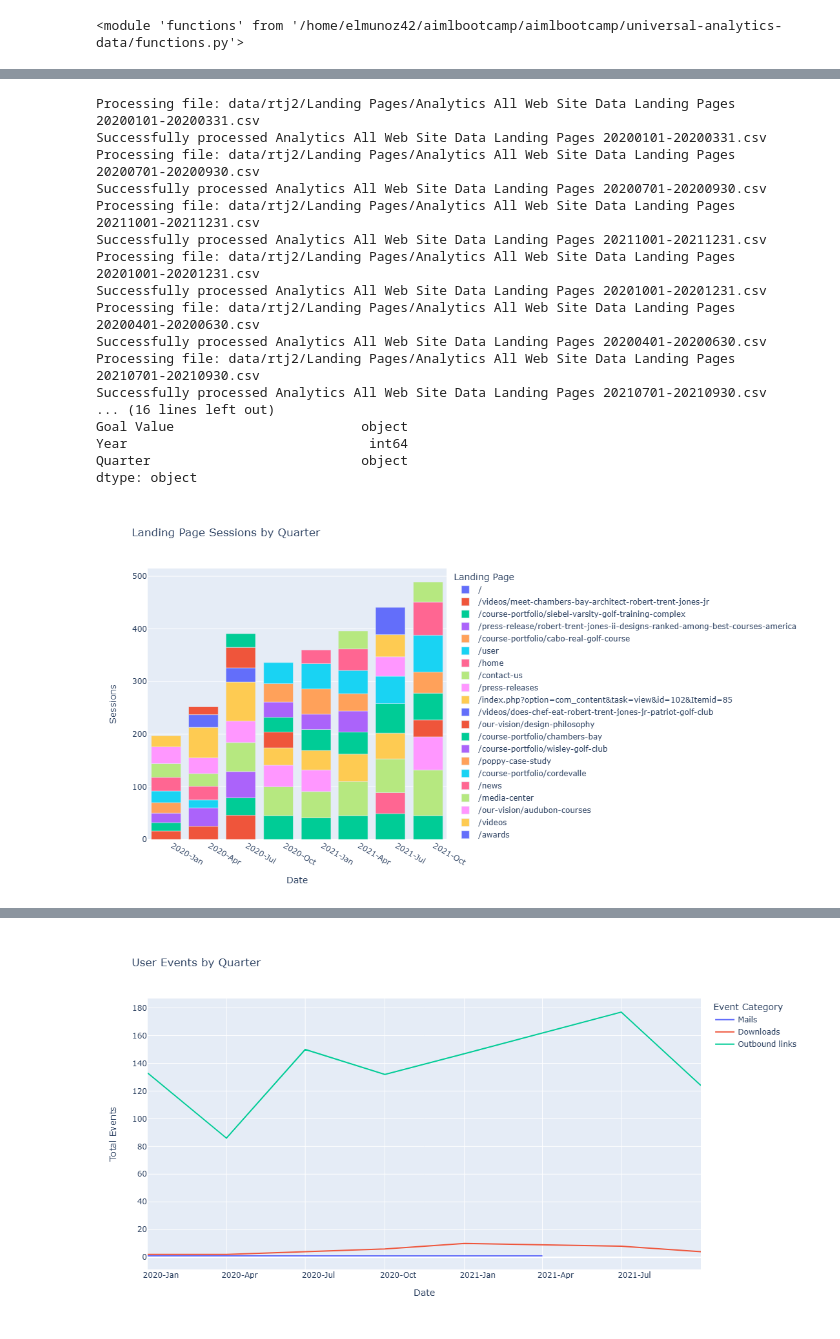
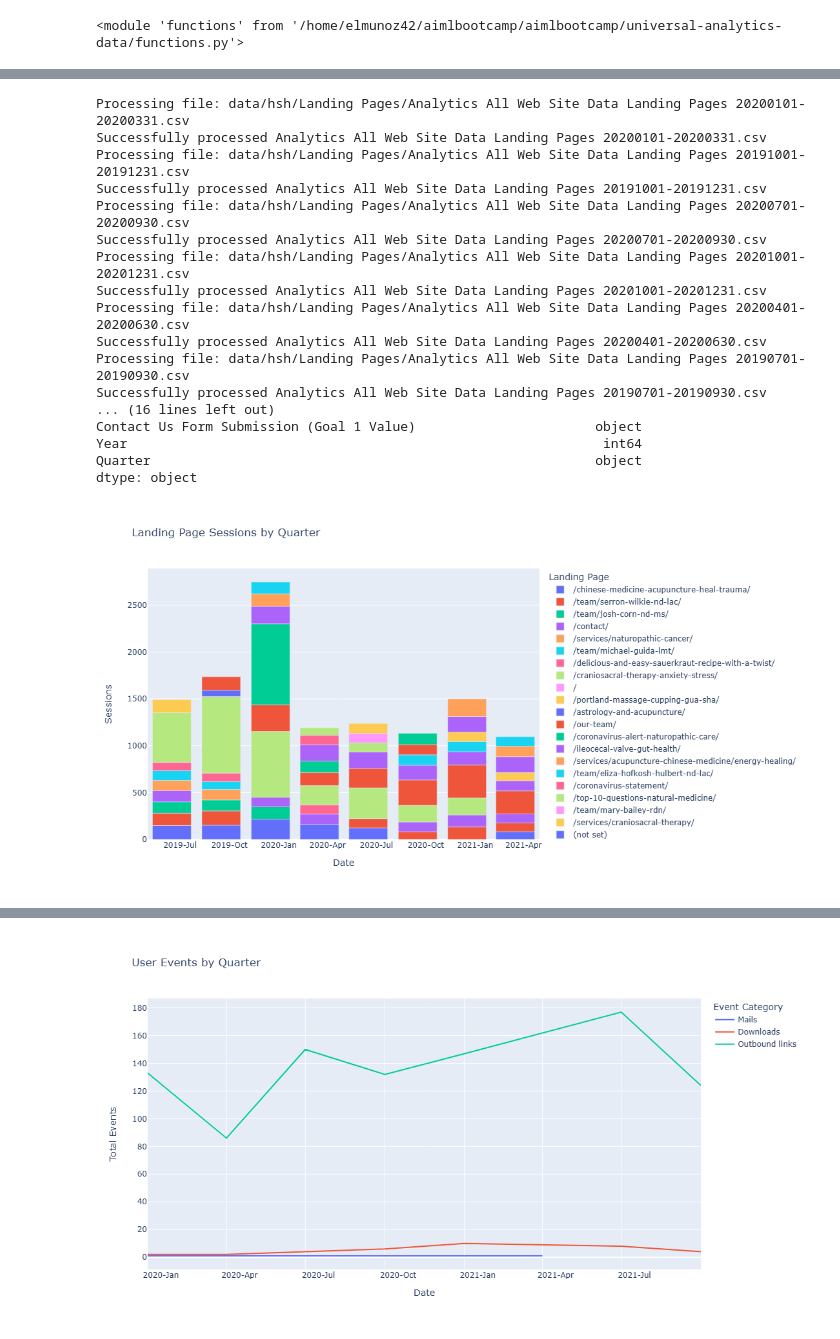
Before and after one commit to elmunoz42/universal-analytics-jupyter-notebook, a Jupyter notebook: UA-data-consolidation-and-analysis.ipynb, the cells around one changed output, grey strips where cells are left out. Cells and saved outputs as stored; diff of their text form; code cells hidden in the pictures.

```diff
--- a/UA-data-consolidation-and-analysis.ipynb
+++ b/UA-data-consolidation-and-analysis.ipynb
@@ -170,61 +170,61 @@ fig.write_html('output/rtj2/rtj2-sources-mediums.html')
 # %%
 # Usage
 try:
-    df = functions.build_ua_pages_dataframe('rtj2/Landing Pages/')
+    df = functions.build_ua_pages_dataframe('hsh/Landing Pages/', 'landing-pages')
     # print(df.head())
     print(df.dtypes)
 except ValueError as e:
     print(f"Error: {str(e)}")
 # %% [output]
-Processing file: data/rtj2/Landing Pages/Analytics All Web Site Data Landing Pages 20200101-20200331.csv
+Processing file: data/hsh/Landing Pages/Analytics All Web Site Data Landing Pages 20200101-20200331.csv
 Successfully processed Analytics All Web Site Data Landing Pages 20200101-20200331.csv
-Processing file: data/rtj2/Landing Pages/Analytics All Web Site Data Landing Pages 20200701-20200930.csv
+Processing file: data/hsh/Landing Pages/Analytics All Web Site Data Landing Pages 20191001-20191231.csv
+Successfully processed Analytics All Web Site Data Landing Pages 20191001-20191231.csv
+Processing file: data/hsh/Landing Pages/Analytics All Web Site Data Landing Pages 20200701-20200930.csv
 Successfully processed Analytics All Web Site Data Landing Pages 20200701-20200930.csv
-Processing file: data/rtj2/Landing Pages/Analytics All Web Site Data Landing Pages 20211001-20211231.csv
-Successfully processed Analytics All Web Site Data Landing Pages 20211001-20211231.csv
-Processing file: data/rtj2/Landing Pages/Analytics All Web Site Data Landing Pages 20201001-20201231.csv
+Processing file: data/hsh/Landing Pages/Analytics All Web Site Data Landing Pages 20201001-20201231.csv
 Successfully processed Analytics All Web Site Data Landing Pages 20201001-20201231.csv
-Processing file: data/rtj2/Landing Pages/Analytics All Web Site Data Landing Pages 20200401-20200630.csv
+Processing file: data/hsh/Landing Pages/Analytics All Web Site Data Landing Pages 20200401-20200630.csv
 Successfully processed Analytics All Web Site Data Landing Pages 20200401-20200630.csv
-Processing file: data/rtj2/Landing Pages/Analytics All Web Site Data Landing Pages 20210701-20210930.csv
-Successfully processed Analytics All Web Site Data Landing Pages 20210701-20210930.csv
+Processing file: data/hsh/Landing Pages/Analytics All Web Site Data Landing Pages 20190701-20190930.csv
+Successfully processed Analytics All Web Site Data Landing Pages 20190701-20190930.csv
 ... (16 lines left out)
-Goal Value                        object
-Year                               int64
-Quarter                           object
+Contact Us Form Submission (Goal 1 Value)                       object
+Year                                                             int64
+Quarter                                                         object
 dtype: object
 # %%
 # Read the CSV file
-df = pd.read_csv('output/rtj2/Landing Pages/consolidated-landing-pages.csv')
+df = pd.read_csv('output/hsh/Landing Pages/consolidated-landing-pages.csv')
 
 # # Now, let's create the Date column
 df['Date'] = pd.to_datetime(df['Year'].astype(str) + '-' + df['Quarter'].apply(functions.quarter_to_month) + '-01')
 
 # Sort by date
 df = df.sort_values("Date")
 
 # Create Line Plot with No Total
 exclude_list = ["total"]
 fig = px.bar(df.query('`Landing Page` not in @exclude_list'), x='Date', y='Sessions', color='Landing Page', title='Landing Page Sessions by Quarter')
 
 # Update the layout
 fig.update_layout(
     autosize=False,
     width=1200,  # Width of the figure in pixels
     height=600  # Height of the figure in pixels
 )
 
 # Customize the x-axis to show both year and quarter
 fig.update_xaxes(
     dtick="M3",
     tickformat="%Y-%b",  # This will show Year-Month
     ticklabelmode="period"
 )
 
 fig.show()
-fig.write_html('output/rtj2/rtj2-landing-pages.html')
+fig.write_html('output/hsh/hsh-landing-pages.html')
 # %% [output]
-[figure, old version]
+[figure, new version]
 # %%
 # Usage
 try:
```
Also changed, not shown: parts of 8 cells of this notebook, 1 other file.
